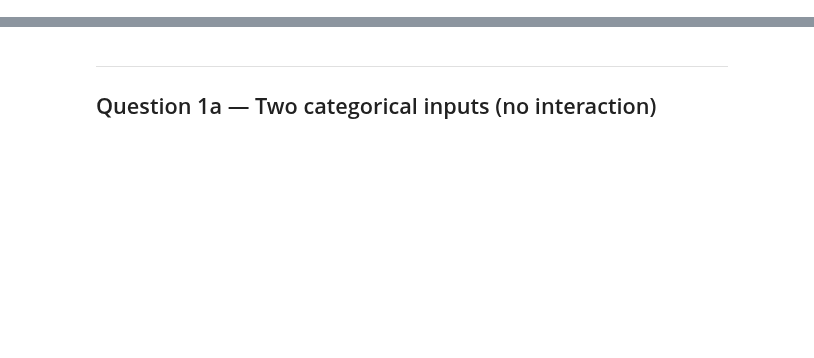
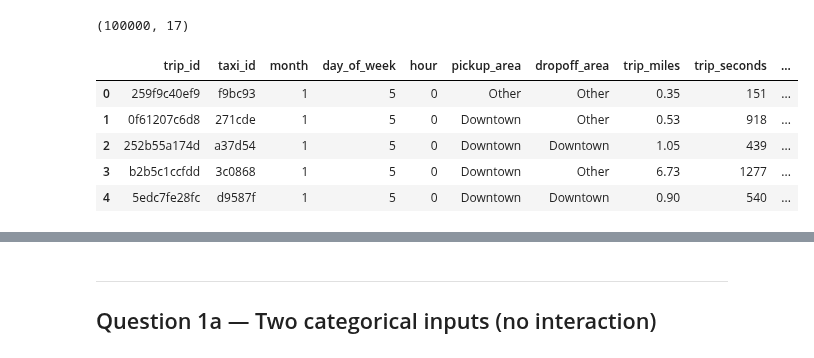
Before and after one commit to olerigha/Data-Learning, a Jupyter notebook: Statistical Models for Data Science/Week3/Hw3/adsp31014_hw3.ipynb, the cells around one changed output, grey strips where cells are left out. Cells and saved outputs as stored; diff of their text form; code cells hidden in the pictures; blank space fills up the shorter version.

```diff
--- a/Statistical Models for Data Science/Week3/Hw3/adsp31014_hw3.ipynb
+++ b/Statistical Models for Data Science/Week3/Hw3/adsp31014_hw3.ipynb
@@ -6,12 +7,20 @@ Answers that need interpretation are written in the markdown cells; fill in/conf
 # %%
 import numpy as np
 import pandas as pd
 import statsmodels.formula.api as smf
 
 pd.set_option('display.width', 200)
 pd.set_option('display.max_columns', 50)
 
-df = pd.read_csv('chicago_taxi_trip_sample.csv')
+df = pd.read_csv('C:\\Users\\Obaro\\UChicagoProjects\\Statistical Models for Data Science\\Week2\\Lecture2\\chicago_taxi_trip_sample.csv')
 print(df.shape)
 df.head()
+# %% [output]
+(100000, 17)
+|  | trip_id | taxi_id | month | day_of_week | hour | pickup_area | dropoff_area | trip_miles | trip_seconds | ... |
+| 0 | 259f9c40ef9 | f9bc93 | 1 | 5 | 0 | Other | Other | 0.35 | 151 | ... |
+| 1 | 0f61207c6d8 | 271cde | 1 | 5 | 0 | Downtown | Other | 0.53 | 918 | ... |
+| 2 | 252b55a174d | a37d54 | 1 | 5 | 0 | Downtown | Downtown | 1.05 | 439 | ... |
+| 3 | b2b5c1ccfdd | 3c0868 | 1 | 5 | 0 | Downtown | Other | 6.73 | 1277 | ... |
+| 4 | 5edc7fe28fc | d9587f | 1 | 5 | 0 | Downtown | Downtown | 0.90 | 540 | ... |
 # %%
```
Also changed, not shown: parts of 24 cells of this notebook, 7 other files.
